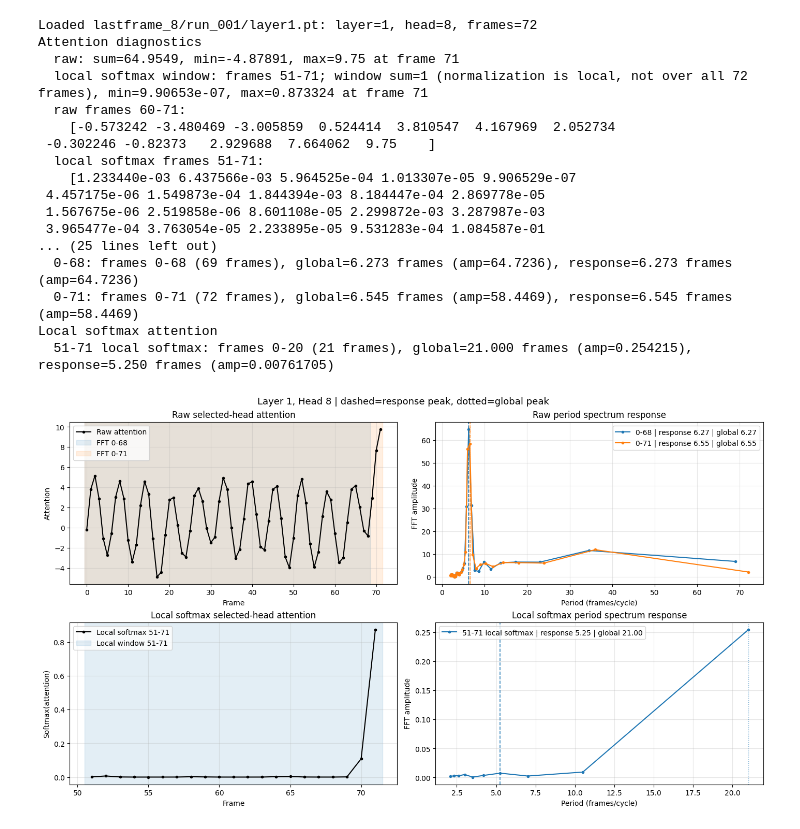
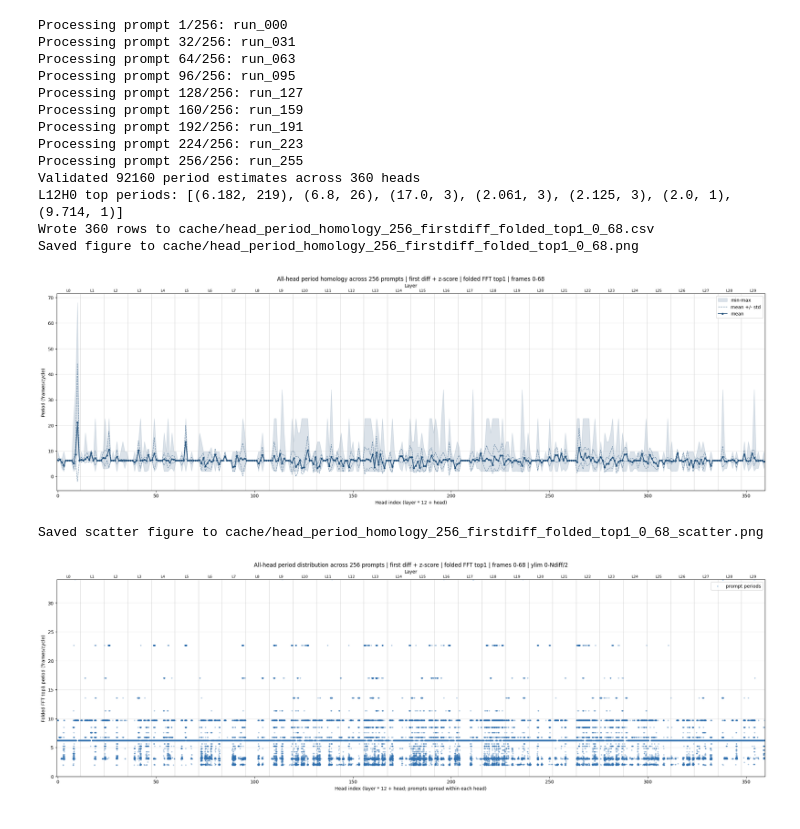
Before and after one commit to KillerQueen2Y/jupyter-classify, a Jupyter notebook: spectral_analysis.ipynb, the cells around one changed output. Saved outputs shown, nothing was run; the diff lists cells and outputs as text; code cells hidden in the pictures.

Commit message:
feat: add dif + fft-folded top1

```diff
--- a/spectral_analysis.ipynb
+++ b/spectral_analysis.ipynb
@@ -130,10 +97,10 @@ def local_softmax_1d(values, start, end, temperature=1.0):
     return softmax_full, softmax_window
 # %%
 def preprocess_signal(sequence, remove_dc=True, apply_window=True):
-    if sequence.ndim != 1 or sequence.size < 2:
-        raise ValueError(f"FFT input must be 1D with at least 2 frames, got shape {sequence.shape}")
+    if sequence.ndim != 1 or sequence.size < 3:
+        raise ValueError(f"First-difference FFT input must be 1D with at least 3 frames, got shape {sequence.shape}")
 
-    signal = sequence.astype(np.float64, copy=True)
+    signal = np.diff(sequence.astype(np.float64, copy=True))
     if remove_dc:
         signal = signal - signal.mean()
     if apply_window:
@@ -354,7 +603,7 @@ softmax_attention, softmax_window = local_softmax_1d(
 raw_results = analyze_fft_ranges(attention, FFT_RANGES)
 softmax_results = analyze_fft_ranges(softmax_window, SOFTMAX_FFT_RANGES)
 
-print(f"Loaded {attn_path}: layer={LAYER}, head={HEAD}, frames={attention.size}")
+print(f"Loaded {attn_path}: layer={LAYER}, head={HEAD}, frames={attention.size}, preprocess=first_difference")
 print_attention_diagnostics(
     attention,
     softmax_attention,
@@ -374,23 +623,6 @@ plot_attention_and_spectra(
     SOFTMAX_WINDOW_START,
     SOFTMAX_WINDOW_END,
     SOFTMAX_WINDOW_LABEL,
+    save_path=MAIN_FIGURE_PATH if SAVE_MAIN_FIGURE else None,
+    save_dpi=MAIN_FIGURE_DPI,
 )
-# %% [output]
-Loaded lastframe_8/run_001/layer1.pt: layer=1, head=8, frames=72
-Attention diagnostics
-  raw: sum=64.9549, min=-4.87891, max=9.75 at frame 71
-  local softmax window: frames 51-71; window sum=1 (normalization is local, not over all 72 frames), min=9.90653e-07, max=0.873324 at frame 71
-  raw frames 60-71:
-    [-0.573242 -3.480469 -3.005859  0.524414  3.810547  4.167969  2.052734
- -0.302246 -0.82373   2.929688  7.664062  9.75    ]
-  local softmax frames 51-71:
-    [1.233440e-03 6.437566e-03 5.964525e-04 1.013307e-05 9.906529e-07
- 4.457175e-06 1.549873e-04 1.844394e-03 8.184447e-04 2.869778e-05
- 1.567675e-06 2.519858e-06 8.601108e-05 2.299872e-03 3.287987e-03
- 3.965477e-04 3.763054e-05 2.233895e-05 9.531283e-04 1.084587e-01
-... (25 lines left out)
-  0-68: frames 0-68 (69 frames), global=6.273 frames (amp=64.7236), response=6.273 frames (amp=64.7236)
-  0-71: frames 0-71 (72 frames), global=6.545 frames (amp=58.4469), response=6.545 frames (amp=58.4469)
-Local softmax attention
-  51-71 local softmax: frames 0-20 (21 frames), global=21.000 frames (amp=0.254215), response=5.250 frames (amp=0.00761705)
-[figure, removed]
@@ -396,0 +803,31 @@ Local softmax attention
+# %%
+head_period_homology_rows, head_period_homology_errors, head_period_homology_periods = compute_head_period_homology_256()
+validate_head_period_homology(
+    head_period_homology_rows,
+    head_period_homology_errors,
+    head_period_homology_periods,
+)
+write_head_period_homology_csv(head_period_homology_rows)
+plot_head_period_homology(head_period_homology_rows, dpi=300)
+plot_head_period_homology_scatter(
+    head_period_homology_rows,
+    head_period_homology_periods,
+    dpi=300,
+)
+# %% [output]
+Processing prompt 1/256: run_000
+Processing prompt 32/256: run_031
+Processing prompt 64/256: run_063
+Processing prompt 96/256: run_095
+Processing prompt 128/256: run_127
+Processing prompt 160/256: run_159
+Processing prompt 192/256: run_191
+Processing prompt 224/256: run_223
+Processing prompt 256/256: run_255
+Validated 92160 period estimates across 360 heads
+L12H0 top periods: [(6.182, 219), (6.8, 26), (17.0, 3), (2.061, 3), (2.125, 3), (2.0, 1), (9.714, 1)]
+Wrote 360 rows to cache/head_period_homology_256_firstdiff_folded_top1_0_68.csv
+Saved figure to cache/head_period_homology_256_firstdiff_folded_top1_0_68.png
+[figure, added]
+Saved scatter figure to cache/head_period_homology_256_firstdiff_folded_top1_0_68_scatter.png
+[figure, added]
```
Also changed, not shown: parts of 7 cells of this notebook, 7 other files.
